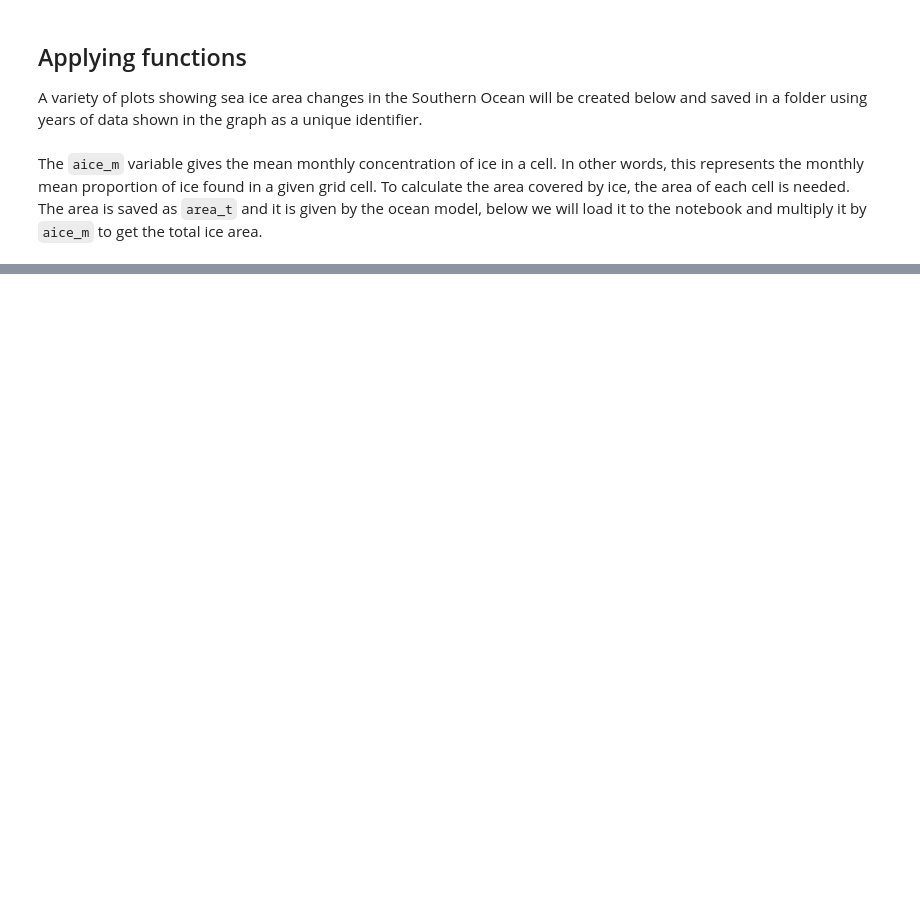
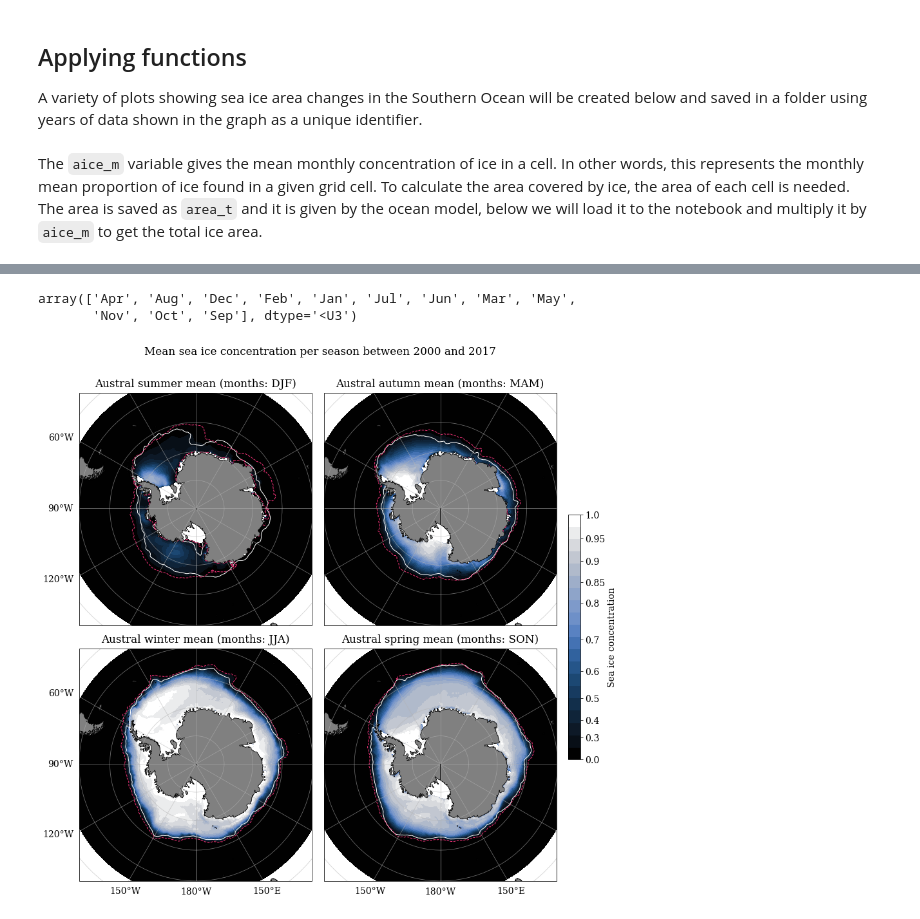
Before and after one commit to lidefi87/ACCESS_scripts_DFA, a Jupyter notebook: Scripts/SeaIcePlots.ipynb, the cells around one changed output, grey strips where cells are left out. Cells and saved outputs as stored; diff of their text form; code cells hidden in the pictures; blank space fills up the shorter version.

Commit message:
Updating sea ice plot script
Including option to plot the 15% contour from observations.

```diff
--- a/Scripts/SeaIcePlots.ipynb
+++ b/Scripts/SeaIcePlots.ipynb
@@ -97,18 +99,18 @@ Once the correct experiment variables have been identified, data can be loaded i
 #Name of experiment
 exp
 #Name (short name) of variable of interest as identified in previous step
-varInt = "aice" #sea ice concentration
+varInt = "aice_m" #sea ice concentration
 # %% [markdown]
 Optional variables, activate if needed. Note that because times need correction, **the start time is actually one month after the month we are interested in**. See below for explanation.
 # %%
 #Give the start and end dates for the analyses. The input must be given as a list, even if it is one item only.
 #Dates can be given as full date (e.g., 2010-01-01), just year and month, or just year. If multiple years are to be analysed, ensure both variables have the same length
 #Start date
-stime = [str(i)+'-02' for i in range(2000, 2019, 1)]
+stime = [str(i)+'-02' for i in range(2000, 2018, 1)]
 #End date
-etime = [str(i)+'-01' for i in range(2001, 2020, 1)]
+etime = [str(i)+'-01' for i in range(2001, 2019, 1)]
 #Define frequency. Remember to check frequency and variable of interest are related to each other, for example, aice_m has a monthly frequency, while aice has a daily frequency.
-freq = '1 daily'
+freq = '1 monthly'
 # %% [markdown]
 ## Defining functions
 # %% [markdown]
@@ -599,14 +1116,10 @@ The area is saved as `area_t` and it is given by the ocean model, below we will
 # %%
 #Loading ice area data (in m2) - Only one file needed as they will be the same regardless of the time
 IceArea = cc.querying.getvar(exp, 'area_t', session, n = 1) #ncfile = 'iceh.2010-01.nc') - A specific ncfile name can be specified
-
-#Applying above function to the length of stime
-for i, j in enumerate(stime):
-    SOarr = getACCESSdata(varInt, stime[i], etime[i], minlon = -90, maxlon = -45)
-    #Calculate ice area
-    SOSIarea = SOarr*IceArea
-    SeaIceTimeSeries(SOSIarea, majorInt = 2)
-    MonthlySeaIce(SOSIarea)
-    SeasonalSeaIceMap(SOarr, palette = 'oslo')
-    MonthlySeaIceMap(SOarr, palette = 'oslo')
+#Accessing ACCESS 0.1deg outputs for the entire time range of interest
+SO = getACCESSdata(varInt, stime[0], etime[-1], minlon = -90, maxlon = -45)
+#Transforming area from m2 to km2
+SOIce = SO*IceArea*1e-6
+#Getting observations
+CN_obs_SH = get_obs(obsSHFileList, years, months)
 # %% [output]
@@ -626,0 +1140,34 @@ for i, j in enumerate(stime):
+# %%
+# %who
+# def myFun(arg1, **kwargs):
+#     for key, value in kwargs.items():
+#         print ("%s == %s" %(key, value))
+# for i, j in enumerate([calendar.month_name[m] for m in SeasonSI.month.values], 1):
+#     print(i, j)
+# tf = int(np.ceil((SO['time'].values.max().year-SO['time'].values.min().year)/10))
+# tf
+# intYr = SO['time'].values.min().year
+# SO.sel(time = slice('2000', '2002'))
+# for i in np.arange(0, tf):
+#     dec = SO.sel(time = slice(str(intYr), str(intYr+10)))
+#     intYr+=11
+#     print(dec)
+# years = np.unique([d.year for d in SO.indexes['time'].to_datetimeindex()])
+# months = np.unique([d.strftime('%b') for d in SO.indexes['time'].to_datetimeindex()])
+# mycolors = plt.get_cmap('tab20')
+# # mycolors(5)
+
+
+# # fig, ax = plt.subplots(figsize = (16.4, 8.2))
+# #     #Using Dates information to plot dates. Transforming area units from m2 to km2.
+# #     plt.plot(Dates, Min, color = '#ddaa33', linestyle = '-', marker = 'o', markersize = 5)
+# # for i, y in enumerate(years):
+# plt.plot(months, SO.sel(time = '2005'), color = mycolors(1), label = '2005')
+
+# np.datetime64(SO.coords['time'].data)
+# tab20
+xr.cftime_range(start = '2005', end = '2007', freq = 'A').to_datetimeindex()
+months
+# %% [output]
+array(['Apr', 'Aug', 'Dec', 'Feb', 'Jan', 'Jul', 'Jun', 'Mar', 'May',
+       'Nov', 'Oct', 'Sep'], dtype='<U3')
@@ -626,0 +1191,22 @@ for i, j in enumerate(stime):
+# %%
+SeasonalSeaIceMap2(SO, CN_obs_SH, palette = 'oslo')
+
+# plt.figure()
+# ax = plt.axes(projection = ccrs.SouthPolarStereo())
+# # # fig, ax = plt.subplots(subplot_kw={'projection': ccrs.SouthPolarStereo()})
+# ax.set_extent([40, 220, -80, -45])
+# ax.gridlines(draw_labels=True)
+# ax.coastlines(resolution = '50m')
+# ax.add_feature(cft.NaturalEarthFeature('physical', 'land', '50m', edgecolor = 'black', facecolor = 'gray', linewidth = 0.5))
+# ax.contourf(x.sel(season='DJF'), transform = ccrs.SouthPolarStereo(), cmap = cm.cm.ice)
+# m.plt.axes(projection = ccrs.PlateCarree())
+
+# x = CN_obs_SH.groupby('time.season').mean('time', skipna = True)
+# m = Basemap(projection ='spstere',boundinglat=-54,lon_0=180,resolution='l')
+# # xobs, yobs = m(*(x.longitude.data, x.latitude.data))
+# fig, axes = plt.subplots(figsize = (16, 14), subplot_kw = dict(projection = ccrs.SouthPolarStereo()))
+# x.sel(season = 'DJF').plot.contourf(x = 'xgrid', y = 'ygrid', transform = ccrs.SouthPolarStereo())
+# # axes.add_feature(cft.NaturalEarthFeature('physical', 'land', '50m', edgecolor = 'black', facecolor = 'gray', linewidth = 0.5))
+# x.sel(season = 'DJF').plot.contour(x = 'xgrid', y = 'ygrid', levels = [0.15], colors = 'white', transform = ccrs.SouthPolarStereo())
+# %% [output]
+[figure, added]
```
Also changed, not shown: parts of 26 cells of this notebook.
